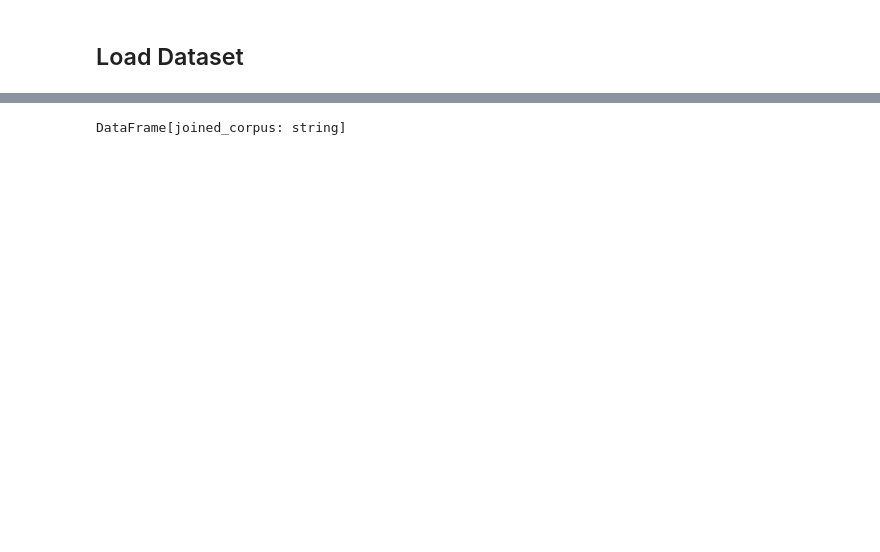
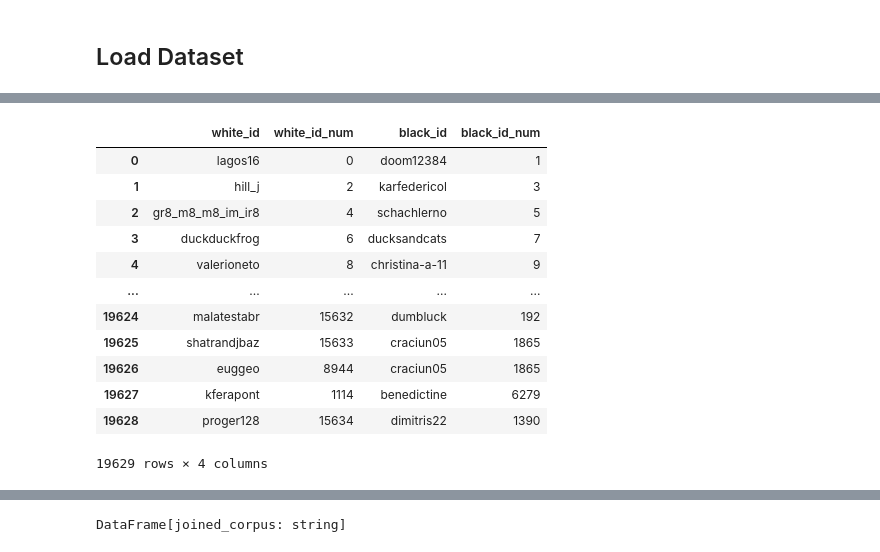
Before and after one commit to yuxiang-zhang/bigdata-spark-lichess, a Jupyter notebook: data_wrangling.ipynb, the cells around one changed output, grey strips where cells are left out. Cells and saved outputs as stored; diff of their text form; code cells hidden in the pictures; blank space fills up the shorter version.

```diff
--- a/data_wrangling.ipynb
+++ b/data_wrangling.ipynb
@@ -67,0 +165,22 @@ DataFrame[moves_list: array<string>]
+# %%
+white_black_ids = pd.DataFrame(X_pd[['white_id', 'black_id']])
+white_black_ids = white_black_ids.stack().pipe(lambda s: pd.Series(pd.factorize(s.values)[0], s.index)).unstack()
+
+X_pd['white_id_num'] = white_black_ids['white_id']
+X_pd['black_id_num'] = white_black_ids['black_id']
+
+X_pd[['white_id', 'white_id_num', 'black_id', 'black_id_num']]
+# %% [output]
+|  | white_id | white_id_num | black_id | black_id_num |
+| 0 | lagos16 | 0 | doom12384 | 1 |
+| 1 | hill_j | 2 | karfedericol | 3 |
+| 2 | gr8_m8_m8_im_ir8 | 4 | schachlerno | 5 |
+| 3 | duckduckfrog | 6 | ducksandcats | 7 |
+| 4 | valerioneto | 8 | christina-a-11 | 9 |
+| ... | ... | ... | ... | ... |
+| 19624 | malatestabr | 15632 | dumbluck | 192 |
+| 19625 | shatrandjbaz | 15633 | craciun05 | 1865 |
+| 19626 | euggeo | 8944 | craciun05 | 1865 |
+| 19627 | kferapont | 1114 | benedictine | 6279 |
+| 19628 | proger128 | 15634 | dimitris22 | 1390 |
+19629 rows × 4 columns
```
Also changed, not shown: parts of 58 cells of this notebook.
